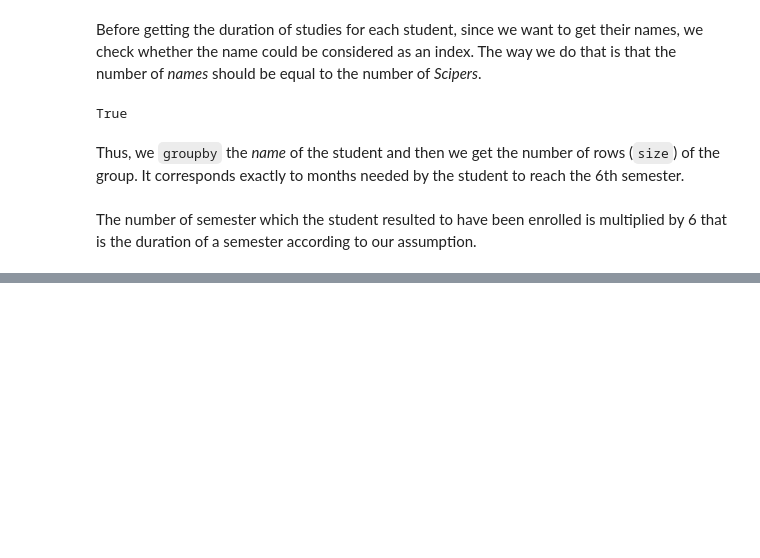
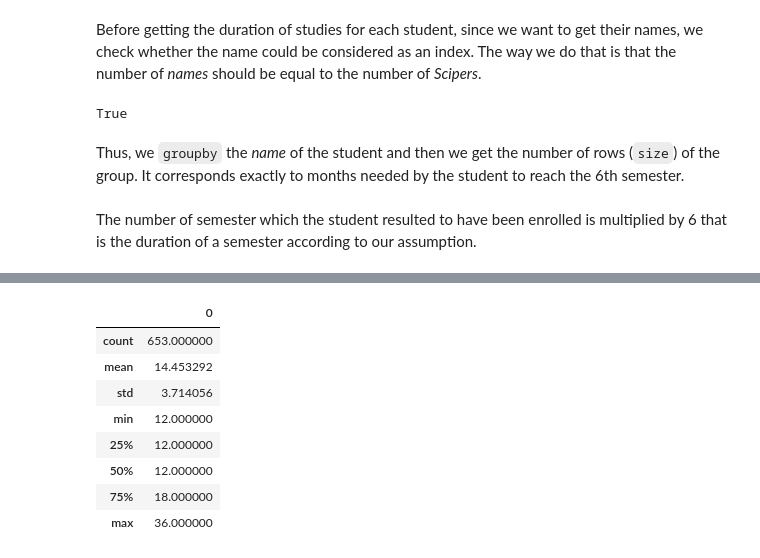
Before and after one commit to CriMenghini/ADA_Homeworks, a Jupyter notebook: Homework_2/Hw_2.ipynb, the cells around one changed output, grey strips where cells are left out. Drawn from its saved outputs; the diff is of its cells as text; code cells hidden in the pictures; blank space fills up the shorter version.

```diff
--- a/Homework_2/Hw_2.ipynb
+++ b/Homework_2/Hw_2.ipynb
@@ -221,0 +407,14 @@ Ttest_indResult(statistic=array([ 1.1917057]), pvalue=array([ 0.24162457]))
+# %%
+df_male_aggregated = pd.DataFrame(pr[pr['Civilité'] == 'Monsieur'].groupby('No_Sciper').size()*6)
+# %%
+df_male_aggregated.describe()
+# %% [output]
+|  | 0 |
+| count | 653.000000 |
+| mean | 14.453292 |
+| std | 3.714056 |
+| min | 12.000000 |
+| 25% | 12.000000 |
+| 50% | 12.000000 |
+| 75% | 18.000000 |
+| max | 36.000000 |
```
Also changed, not shown: parts of 40 cells of this notebook, 48 other files.
